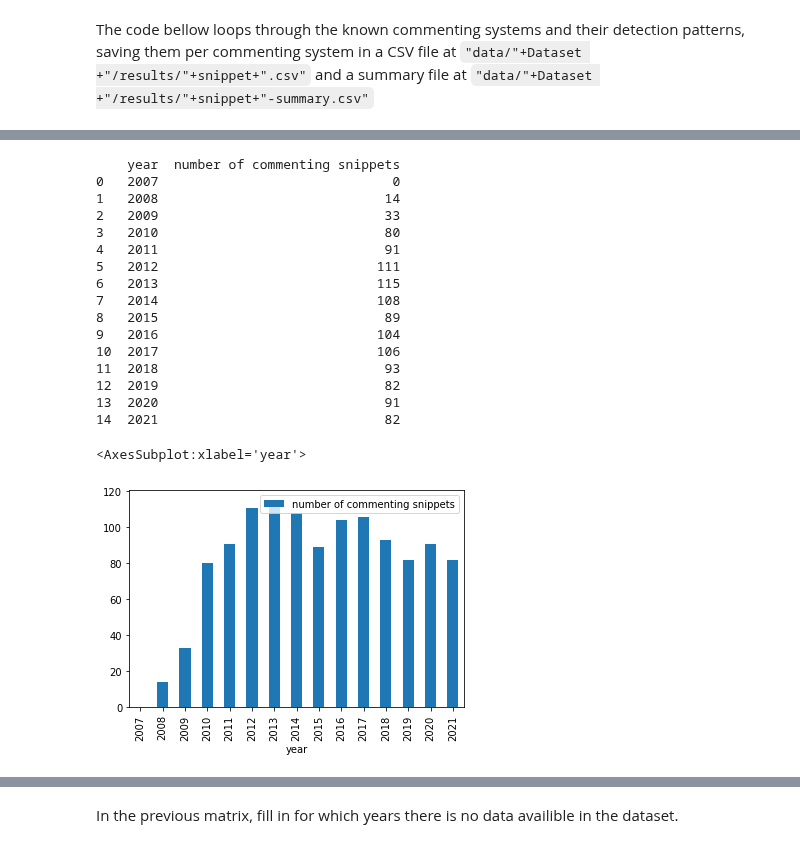
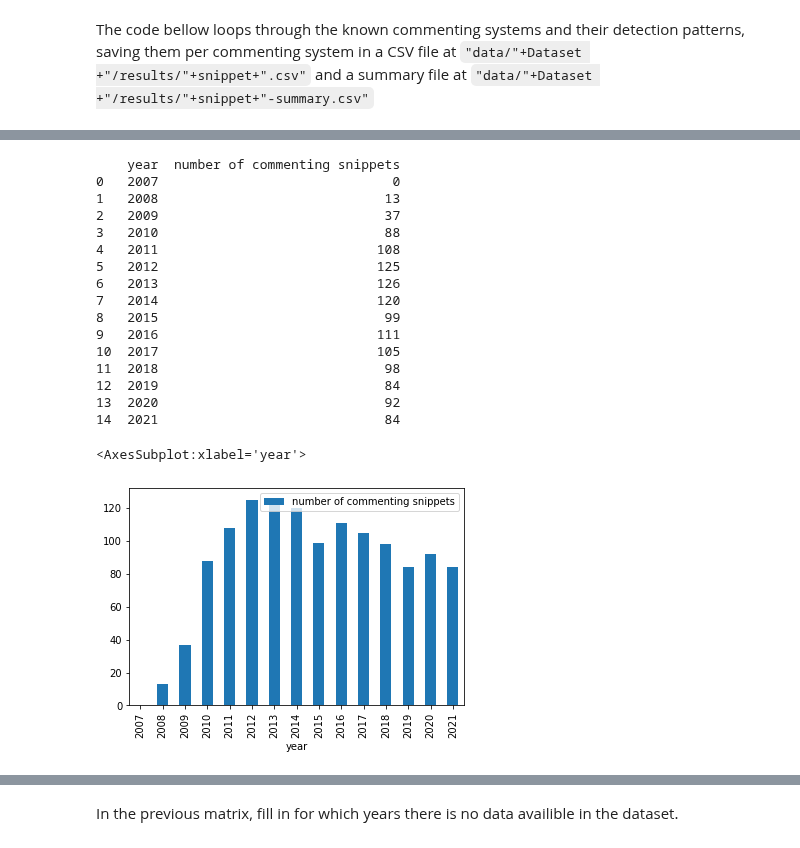
Before and after one commit to smootyboy/ARCH_News_Comments, a Jupyter notebook: Comment_Extraction.ipynb, the cells around one changed output, grey strips where cells are left out. Drawn from its saved outputs; the diff is of its cells as text; code cells hidden in the pictures.

```diff
--- a/Comment_Extraction.ipynb
+++ b/Comment_Extraction.ipynb
@@ -304,7 +322,7 @@ cnn.com uses  Disqus  in: [2010, 2011, 2012, 2013, 2014, 2015, 2016]
 # %% [markdown]
 Display total commenting systems per year
 # %%
-years = range(2007,2022)
+#years = range(2007,2022)
 commenting_systems_per_year = pd.DataFrame(0,index=[list(years)], columns=["count"])
 
 for system in list(detection_patterns['Commenting system'].unique()):
@@ -347,7 +365,7 @@ commenting_systems_per_year.plot(x='year', kind = 'bar')
 # %% [markdown]
 Display total unique commenting systems per year
 # %%
-years = range(2007,2022)
+#years = range(2007,2022)
 unique_commenting_systems_per_year = pd.DataFrame(0,index=[list(years)], columns=["count"])
 
 for system in list(detection_patterns['Commenting system'].unique()):
@@ -388,7 +406,7 @@ unique_commenting_systems_per_year.plot(x='year', kind = 'bar')
 # %% [markdown]
 Display and save a matrix with the commenting system per domain per year
 # %%
-years = range(2007,2022)
+#years = range(2007,2022)
 commenting_systems_per_domain = pd.DataFrame(index=[list(years)], columns=[domains_in_scope])
 #commenting_systems_per_year = commenting_systems_per_year.fillna("")
 
@@ -570,8 +588,8 @@ for snippet in list(general_detection_patterns['Snippet'].unique()):
 
 #    print()
     for domain in domains:
-        years = list(results[results.domain == domain].year.unique())
-        print(domain, "has", snippet,"in:", years)
+        snippet_years = list(results[results.domain == domain].year.unique())
+        print(domain, "has", snippet,"in:", snippet_years)
 
     print()
     print("Number of sites having "+snippet+" per year:")
@@ -607,42 +625,42 @@ washingtontimes.com has comment in id variable in: [2009, 2010, 2011, 2017, 2018
 # %%
-years = range(2007,2022)
+#years = range(2007,2022)
 commenting_snippets_per_year = pd.DataFrame(0,index=[list(years)], columns=["count"])
 
 for snippet in list(general_detection_patterns['Snippet'].unique()):
     save_location = "data/"+Dataset +"/results/"+snippet+"-summary.csv"
     results = pd.read_csv(save_location)
     domains = list(results.domain.unique())
 
     #skip to next itteration if no domains found with system
     if domains == []:
         continue
 
     for domain in domains:
         years_in_snippet = list(results[results.domain == domain].year.unique())
         for year in years_in_snippet:
             commenting_snippets_per_year.loc[year, 'count'] += 1
 
 commenting_snippets_per_year = commenting_snippets_per_year.reset_index(level=0)
 commenting_snippets_per_year.columns = ["year", "number of commenting snippets"]
 print(commenting_snippets_per_year)
 commenting_snippets_per_year.plot(x='year', kind = 'bar')
 # %% [output]
     year  number of commenting snippets
 0   2007                              0
-1   2008                             14
-2   2009                             33
-3   2010                             80
-4   2011                             91
-5   2012                            111
-6   2013                            115
-7   2014                            108
-8   2015                             89
-9   2016                            104
-10  2017                            106
-11  2018                             93
-12  2019                             82
-13  2020                             91
-14  2021                             82
+1   2008                             13
+2   2009                             37
+3   2010                             88
+4   2011                            108
+5   2012                            125
+6   2013                            126
+7   2014                            120
+8   2015                             99
+9   2016                            111
+10  2017                            105
+11  2018                             98
+12  2019                             84
+13  2020                             92
+14  2021                             84
 <AxesSubplot:xlabel='year'>
-[figure, old version]
+[figure, new version]
 # %%
```
Also changed, not shown: parts of 21 cells of this notebook.
